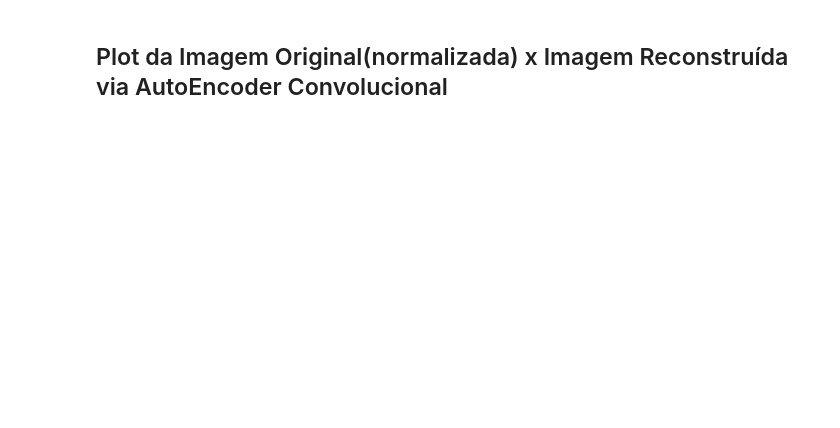
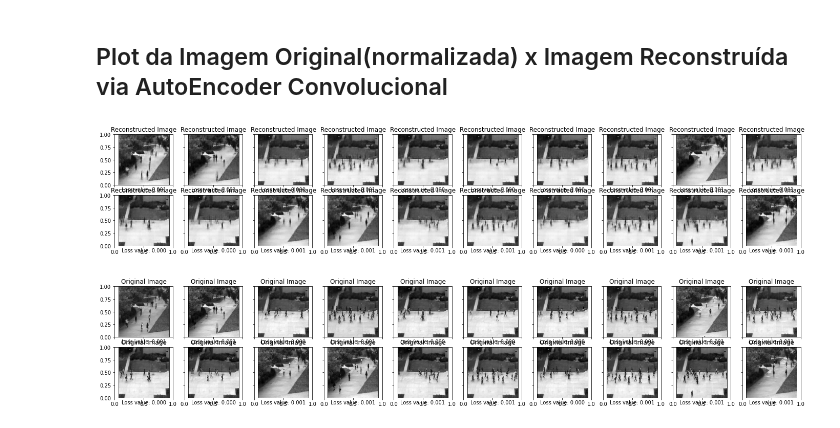
Before and after one commit to samuel0711/image-anomaly-detection, a Jupyter notebook: con_tcc.ipynb, the cells around one changed output. Saved outputs shown, nothing was run; the diff lists cells and outputs as text; code cells hidden in the pictures; blank space fills up the shorter version.

```diff
--- a/con_tcc.ipynb
+++ b/con_tcc.ipynb
@@ -34,9 +34,9 @@ Drive already mounted at /content/drive; to attempt to forcibly remount, call dr
 # %%
 args = {
     'epoch':50,          #Numero de épocas
-    'lr':1e-5,            #Taxa de aprendizado
-    'weight_decay':5e-3,  #Penalidade L2 (Regularização)
-    'batch_size': 50,     #Tamanho do batch
+    'lr':5e-4,            #Taxa de aprendizado
+    'weight_decay':5e-4,  #Penalidade L2 (Regularização)
+    'batch_size': 32,     #Tamanho do batch
     'num_workers': 4
 }
 
@@ -98,7 +100,7 @@ class ConvAutoencoder(nn.Module):
         self.conv1 = nn.Conv2d(1, 32, 3, padding = 1)  #in_channel, out_channel, kernel_size
         self.conv2 = nn.Conv2d(32, 64, 3, padding = 1)
         self.conv3 = nn.Conv2d(64, 128, 3, padding = 1)
-        self.pool = nn.MaxPool2d(2, 2) #kernel_size, stride
+        self.pool = nn.MaxPool2d(2) #kernel_size, stride
 
         #Decoder
         self.t_conv1 = nn.ConvTranspose2d(128, 64, 2, stride=2)
@@ -107,14 +109,14 @@ class ConvAutoencoder(nn.Module):
 
 
     def forward(self, x):
-        x = F.relu(self.conv1(x))
+        x = F.leaky_relu(self.conv1(x))
         x = self.pool(x)
-        x = F.relu(self.conv2(x))
+        x = F.leaky_relu(self.conv2(x))
         x = self.pool(x)
-        x = F.relu(self.conv3(x))
+        x = F.leaky_relu(self.conv3(x))
         x = self.pool(x)
-        x = F.relu(self.t_conv1(x))
-        x = F.relu(self.t_conv2(x))
+        x = F.leaky_relu(self.t_conv1(x))
+        x = F.leaky_relu(self.t_conv2(x))
         x = torch.sigmoid(self.t_conv3(x))
 
         return x
@@ -268,34 +292,37 @@ output = model(imagem)
 # prep images for display
 images = images.numpy()
 
 
 
 # output is resized into a batch of iages
-output = output.view(args['batch_size'], 1, 160, 240)
+output = output.view(args['batch_size'], 1, 120, 120)
 # use detach when it's an output that requires_grad
 output = output.detach()#.numpy()
 
 
 
 # plot the first ten input images and then reconstructed images
 fig, axes = plt.subplots(nrows=2, ncols=10, sharex=True, sharey=True, figsize=(24,4))
 for idx in np.arange(20):
     ax = fig.add_subplot(2, 20/2, idx+1, xticks=[], yticks=[])
     loss = criterio(output[idx], imagem[idx])
     label = 'Loss value: {:.3f}'
     ax.set_xlabel(label.format(loss) )
     ax.set_title("Reconstructed Image")
     plt.imshow(output[idx].squeeze().cpu(), cmap='gray')
 
 # plot the first ten input images and then reconstructed images
 fig, axes = plt.subplots(nrows=2, ncols=10, sharex=True, sharey=True, figsize=(24,4))
 for idx in np.arange(20):
     ax = fig.add_subplot(2, 20/2, idx+1, xticks=[], yticks=[])
     loss = criterio(output[idx], imagem[idx])
     label = 'Loss value: {:.3f}'
     ax.set_xlabel(label.format(loss) )
     ax.set_title("Original Image")
     plt.imshow(images[idx].squeeze(), cmap='gray')
+# %% [output]
+[figure, added]
+[figure, added]
 # %%
 # obtain one batch of test images
 dataiter = iter(test_loader)
```
Also changed, not shown: parts of 7 cells of this notebook.
